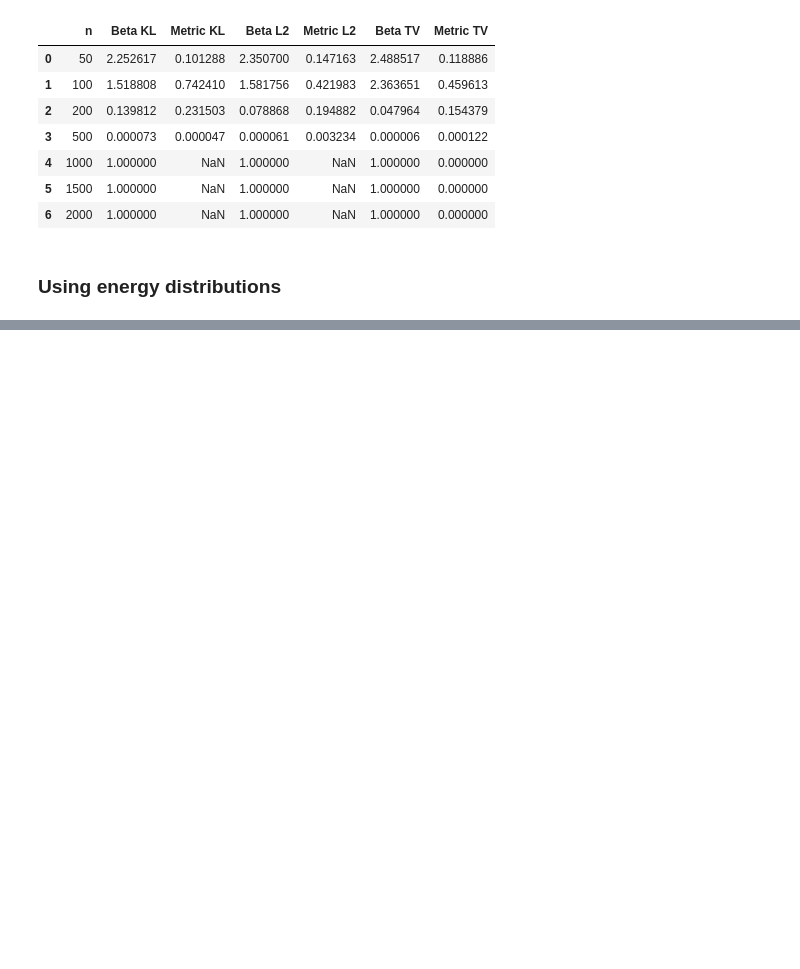
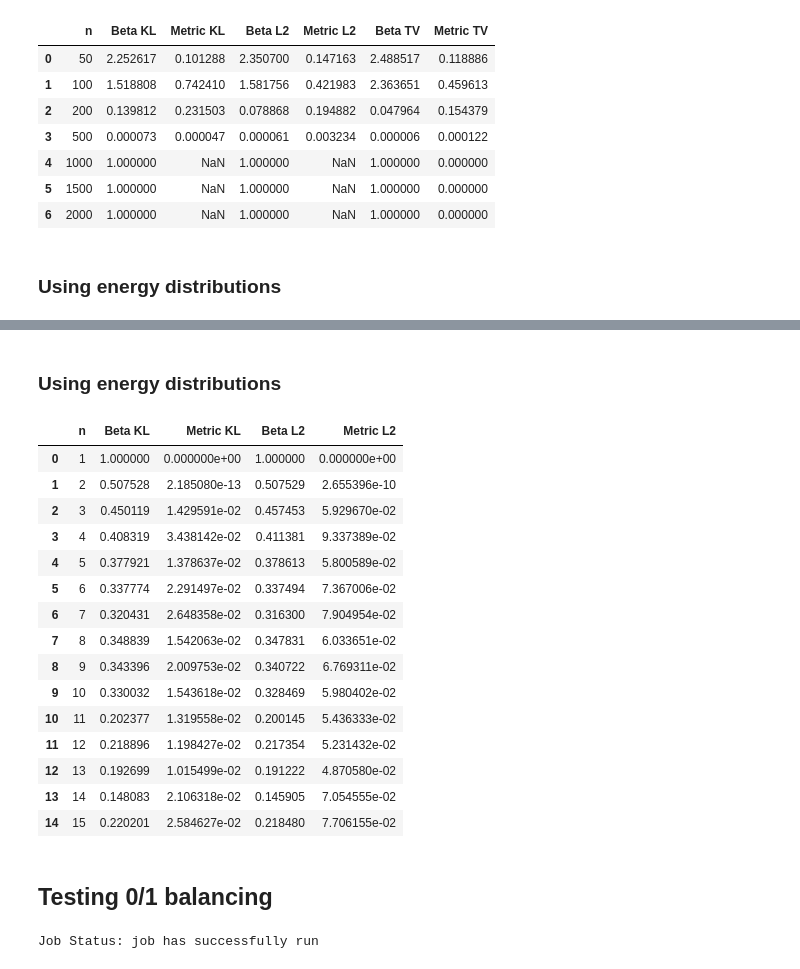
Before and after one commit to werty144/quantum_Ising, a Jupyter notebook: Divergence.ipynb, the cells around one changed output, grey strips where cells are left out. Saved outputs shown, nothing was run; the diff lists cells and outputs as text; code cells hidden in the pictures; blank space fills up the shorter version.

```diff
--- a/Divergence.ipynb
+++ b/Divergence.ipynb
@@ -193,0 +255,37 @@ df
+# %% [markdown]
+### Using energy distributions
+# %%
+opt_betas = []
+for n in tqdm(range(1, 16)):
+    interactions = {(i, i + 1): 1 for i in range(n - 1)}
+    result = utils.result_from_csv(f'measured_data/melbourne_linear/{n}.csv')
+
+    res_kl = minimize(lambda beta: utils.kullback_leibler_divergence_energy(result, beta=beta[0]), 1, bounds=[(0.0, 10.0)])
+    beta_kl, val_kl = res_kl.x[0], res_kl.fun
+
+    res_l2 = minimize(lambda beta: utils.hellinger_distance_energy(result, beta=beta[0]), 1, bounds=[(0.0, 10.0)])
+    beta_l2, val_l2 = res_l2.x[0], res_l2.fun
+
+    opt_betas.append([n, beta_kl, val_kl, beta_l2, val_l2])
+# %%
+df = pd.DataFrame(opt_betas, columns=['n', 'Beta KL', 'Metric KL', 'Beta L2', 'Metric L2'])
+df
+# %% [output]
+|  | n | Beta KL | Metric KL | Beta L2 | Metric L2 |
+| 0 | 1 | 1.000000 | 0.000000e+00 | 1.000000 | 0.000000e+00 |
+| 1 | 2 | 0.507528 | 2.185080e-13 | 0.507529 | 2.655396e-10 |
+| 2 | 3 | 0.450119 | 1.429591e-02 | 0.457453 | 5.929670e-02 |
+| 3 | 4 | 0.408319 | 3.438142e-02 | 0.411381 | 9.337389e-02 |
+| 4 | 5 | 0.377921 | 1.378637e-02 | 0.378613 | 5.800589e-02 |
+| 5 | 6 | 0.337774 | 2.291497e-02 | 0.337494 | 7.367006e-02 |
+| 6 | 7 | 0.320431 | 2.648358e-02 | 0.316300 | 7.904954e-02 |
+| 7 | 8 | 0.348839 | 1.542063e-02 | 0.347831 | 6.033651e-02 |
+| 8 | 9 | 0.343396 | 2.009753e-02 | 0.340722 | 6.769311e-02 |
+| 9 | 10 | 0.330032 | 1.543618e-02 | 0.328469 | 5.980402e-02 |
+| 10 | 11 | 0.202377 | 1.319558e-02 | 0.200145 | 5.436333e-02 |
+| 11 | 12 | 0.218896 | 1.198427e-02 | 0.217354 | 5.231432e-02 |
+| 12 | 13 | 0.192699 | 1.015499e-02 | 0.191222 | 4.870580e-02 |
+| 13 | 14 | 0.148083 | 2.106318e-02 | 0.145905 | 7.054555e-02 |
+| 14 | 15 | 0.220201 | 2.584627e-02 | 0.218480 | 7.706155e-02 |
+# %% [markdown]
+## Testing 0/1 balancing
@@ -193,0 +300,6 @@ df
+# %%
+backend = provider.get_backend('ibmq_16_melbourne')
+job = qiskit.execute(circuits, backend, shots=8192)
+qiskit.tools.job_monitor(job)
+# %% [output]
+Job Status: job has successfully run
```
Also changed, not shown: parts of 15 cells of this notebook, 15 other files.
